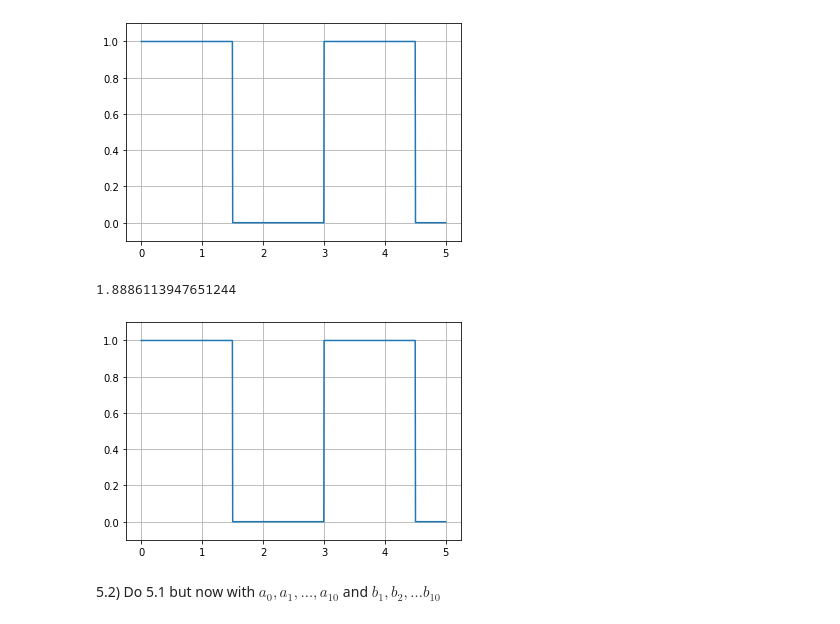
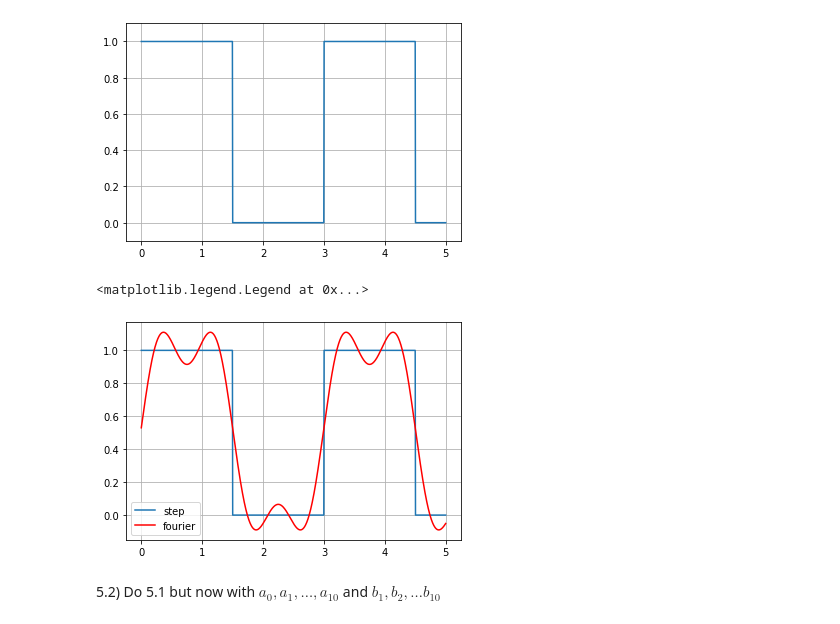
Before and after one commit to sirinnear/num-meth, a Jupyter notebook: Assignments/Homework-3/Homework 3.ipynb, the cells around one changed output. Drawn from its saved outputs; the diff is of its cells as text; code cells hidden in the pictures.

```diff
--- a/Assignments/Homework-3/Homework 3.ipynb
+++ b/Assignments/Homework-3/Homework 3.ipynb
@@ -208,48 +208,48 @@ plt.ylim(-0.1,1.1)
 (-0.1, 1.1)
 [figure]
 # %%
-def make_a_func(i, L):
+def make_a_func(f, i, L):
     def a_func(x):
-        return step(x) * np.cos(i*np.pi*(x/L))
+        return f(x) * np.cos((i*np.pi*x)/L)
     return a_func
 
-def make_b_func(i, L):
+def make_b_func(f, i, L):
     def b_func(x):
-        return step(x) * np.sin(i*np.pi*(x/L))
+        return f(x) * np.sin((i*np.pi*x)/L)
     return b_func
 # %%
 def coefficient_diff(f, L):
-    return (1/L) * trapezoid(f, 0, 2*L, 1000)
+    return (1/L)*trapezoid(f, 0, 2*L, 100)
 # %%
-def fourier(n, x, L=2):
-    s = coefficient_diff(step, L)
+def fourier(f, n, x, L):
+    a_n = []
+    b_n = []
     for i in range(1, n+1):
-        a_i = make_a_func(i, L)
-        b_i = make_b_func(i, L)
+        a_i = make_a_func(f, i, L)
+        b_i = make_b_func(f, i, L)
+
         a = coefficient_diff(a_i, L)
-#         print(a)
-        s += a * np.cos(i*np.pi*(x/L))
+        a_n.append(a * np.cos((i*np.pi*x)/L))
+
         b = coefficient_diff(b_i, L)
-        s += b * np.sin(i*np.pi*(x/L))
-#         print(b)
-#         print(s)
+        b_n.append(b * np.sin((i*np.pi*x)/L))
+
+    s = (1/2)*coefficient_diff(f, L)
+    s += np.sum(a_n)
+    s += np.sum(b_n)
     return s
 
 x = np.linspace(0,5,1000)
 y = [step(xx) for xx in x]
 plt.plot(x,y,label='step')
 plt.grid()
-plt.ylim(-0.1,1.1)
+# plt.ylim(-0.1,1.1)
 
-fourier(3,1.5)
-# print(fourier(3, 0))
-# print(fourier(3, 1))
-# print(fourier(3, 2))
-# print(fourier(3, 3))
-# fourier_y = [fourier(3, xx) for xx in x];
-# plt.plot(x, fourier_y, label='fourier')
+fourier_y = [fourier(step, 3, xx, 1.5) for xx in x];
+plt.plot(x, fourier_y, label='fourier', color='red')
+plt.legend(loc='lower left')
 # %% [output]
-1.8886113947651244
+<matplotlib.legend.Legend at 0x...>
-[figure, old version]
+[figure, new version]
 # %% [markdown]
 5.2) Do 5.1 but now with $a_0, a_1, \ldots, a_{10}$ and $b_1, b_2, \ldots b_{10}$
```
Also changed, not shown: parts of 6 cells of this notebook, 6 other files.
